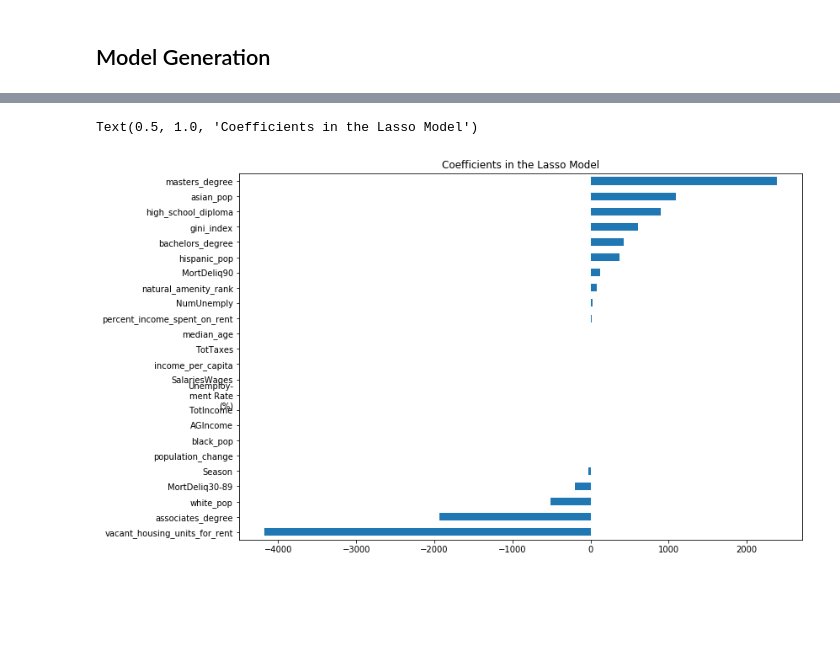
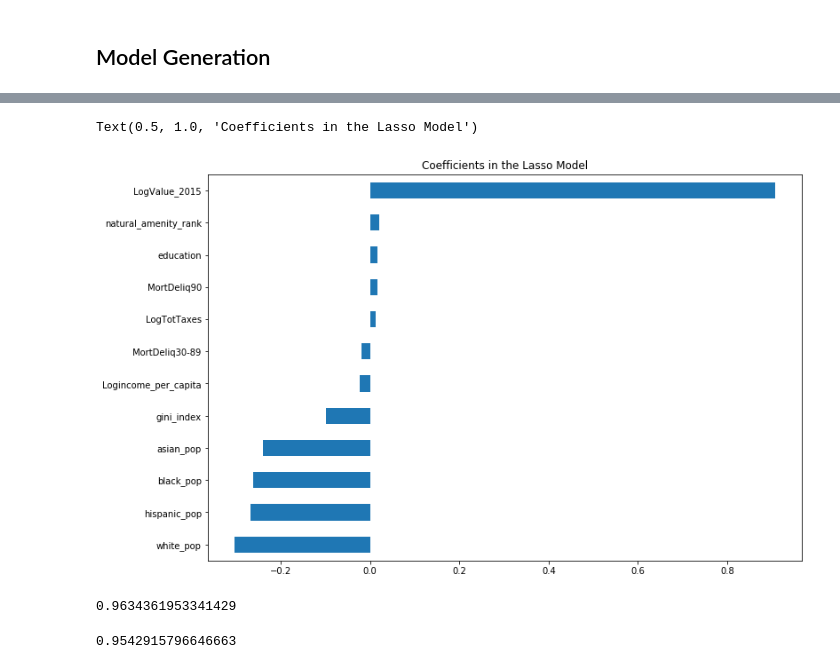
Before and after one commit to isa-adl/ZillowRent_capstone, a Jupyter notebook: Regression Model.ipynb, the cells around one changed output, grey strips where cells are left out. Drawn from its saved outputs; the diff is of its cells as text; code cells hidden in the pictures; blank space fills up the shorter version.

Commit message:
improved linear model

```diff
--- a/Regression Model.ipynb
+++ b/Regression Model.ipynb
@@ -86,8 +62,8 @@ Index(['value'], dtype='object')
 # %%
-train = train.dropna(subset=['value'])
+train = train.dropna(subset=['LogValue'])
 # %%
-X_train = train.drop(columns = ['value'])
-y_train = train['value']
+X_train = train.drop(columns = ['LogValue'])
+y_train = train['LogValue']
 # %%
 test.columns[test.isnull().any()]
 # %% [output]
@@ -145,4 +82,0 @@ Index(['Season', 'AGIncome', 'TotIncome', 'SalariesWages', 'NumUnemply',
-# %%
-X_train.drop(columns = ['total_pop','year'], inplace=True)
-
-X_test.drop(columns = ['total_pop','year'], inplace=True)
@@ -160,15 +83,20 @@ Index(['Season', 'AGIncome', 'TotIncome', 'SalariesWages', 'NumUnemply',
 # %%
 #feature selection
-model_cols = ['Season','Unemploy-\nment Rate\n(%)', 'MortDeliq30-89',\
-              'MortDeliq90', 'median_age', 'white_pop', 'black_pop', 'asian_pop',\
-              'hispanic_pop', 'gini_index', 'income_per_capita',\
-              'vacant_housing_units_for_rent', 'percent_income_spent_on_rent',\
-              'high_school_diploma', 'associates_degree', 'bachelors_degree',\
-              'masters_degree', 'natural_amenity_rank']
+model_cols = ['LogValue_2015', 'LogTotTaxes',
+       'MortDeliq30-89', 'MortDeliq90',
+       'white_pop', 'black_pop', 'asian_pop', 'hispanic_pop',
+       'gini_index', 'Logincome_per_capita',
+       'natural_amenity_rank', 'education']
+
+model_cols2 = ['LogValue_2016','LogTotTaxes',
+        'MortDeliq30-89', 'MortDeliq90',
+       'white_pop', 'black_pop', 'asian_pop', 'hispanic_pop',
+       'gini_index', 'Logincome_per_capita',
+       'natural_amenity_rank', 'education']
 
 X_train = X_train[model_cols]
 
-X_test = X_test[model_cols]
+X_test = X_test[model_cols2]
 # %% [markdown]
 ## Model Generation
 # %%
@@ -204,20 +130,26 @@ print(np.sqrt(-1* cross_val_score(lm, X_train, y_train, cv=5, scoring='neg_mean_
 # %%
 # param_grid={'alpha': np.logspace(-5, -3, 100)}
 # grid_search = model_selection.GridSearchCV(estimator = Lasso(), param_grid = param_grid, cv=3)
 # grid_search.fit(X_train, y_train)
 
 # print("Cross Validation")
 # print("-" * 20)
 # print("Best parameter: ", grid_search.best_params_)
 # print("Best CV score:  %.4f" % grid_search.best_score_)
 
 #alpha_cv = grid_search.best_estimator_.get_params()['alpha']
 
-lasso = Lasso(alpha = .1, normalize=True).fit(X_train, y_train)
+lasso = Lasso(alpha = 0, normalize=True).fit(X_train, y_train)
 coef = pd.Series(lasso.coef_, index = X_train.columns)
 imp_coef = pd.concat([coef.sort_values()])
 imp_coef.plot(kind = "barh", figsize = (12, 8))
 plt.title("Coefficients in the Lasso Model")
 # %% [output]
 Text(0.5, 1.0, 'Coefficients in the Lasso Model')
-[figure, old version]
+[figure, new version]
+# %%
+print(lasso.score(X_train, y_train))
+lasso.score(X_test, y_test)
+# %% [output]
+0.9634361953341429
+0.9542915796646663
```
Also changed, not shown: parts of 86 cells of this notebook, 5 other files.
